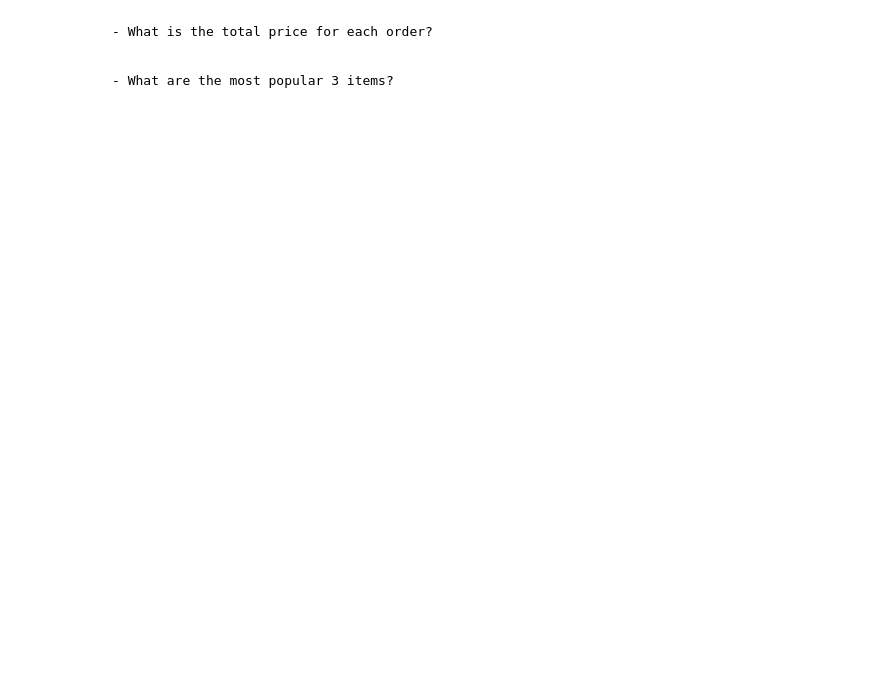
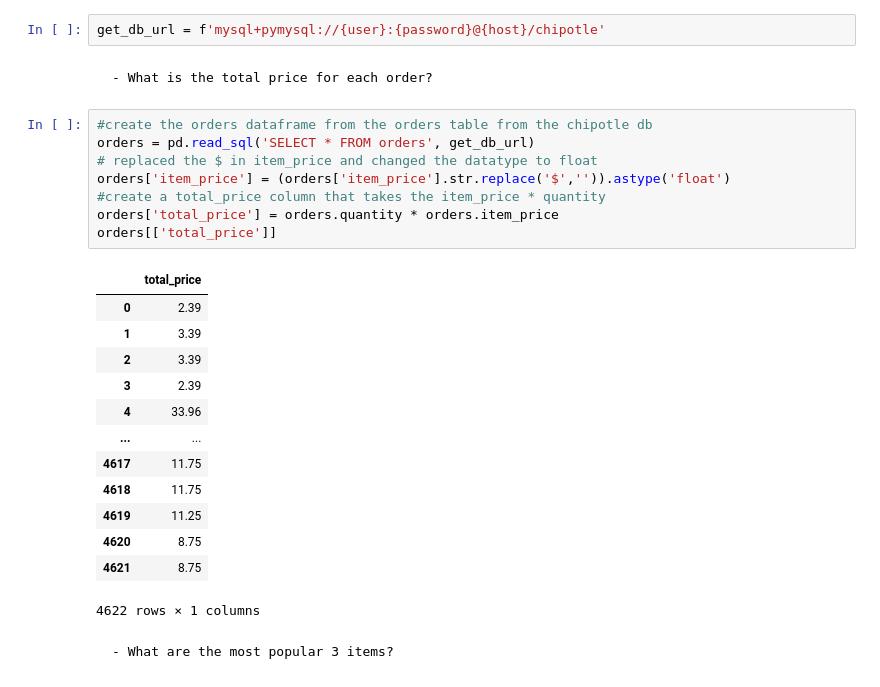
Before and after one commit to Brandon-Martinez27/numpy-pandas-visualization-exercises, a Jupyter notebook: advanced_dataframes.ipynb, the cells around one changed output. Drawn from its saved outputs; the diff is of its cells as text; blank space fills up the shorter version.

```diff
--- a/advanced_dataframes.ipynb
+++ b/advanced_dataframes.ipynb
@@ -150,7 +227,31 @@ pd.merge(users,roles, left_on='role_id', right_on='id', how='outer')
         i. Write the code necessary to create a cross tabulation of the number of titles by department. (Hint: this will involve a combination of SQL and python/pandas code)
 # %% [markdown]
 4. Use your get_db_url function to help you explore the data from the chipotle database. Use the data to answer the following questions:
+# %%
+get_db_url = f'mysql+pymysql://{user}:{password}@{host}/chipotle'
 # %% [markdown]
     - What is the total price for each order?
+# %%
+#create the orders dataframe from the orders table from the chipotle db
+orders = pd.read_sql('SELECT * FROM orders', get_db_url)
+# replaced the $ in item_price and changed the datatype to float
+orders['item_price'] = (orders['item_price'].str.replace('$','')).astype('float')
+#create a total_price column that takes the item_price * quantity
+orders['total_price'] = orders.quantity * orders.item_price
+orders[['total_price']]
+# %% [output]
+|  | total_price |
+| 0 | 2.39 |
+| 1 | 3.39 |
+| 2 | 3.39 |
+| 3 | 2.39 |
+| 4 | 33.96 |
+| ... | ... |
+| 4617 | 11.75 |
+| 4618 | 11.75 |
+| 4619 | 11.25 |
+| 4620 | 8.75 |
+| 4621 | 8.75 |
+4622 rows × 1 columns
 # %% [markdown]
     - What are the most popular 3 items?
```
Also changed, not shown: parts of 14 cells of this notebook.
